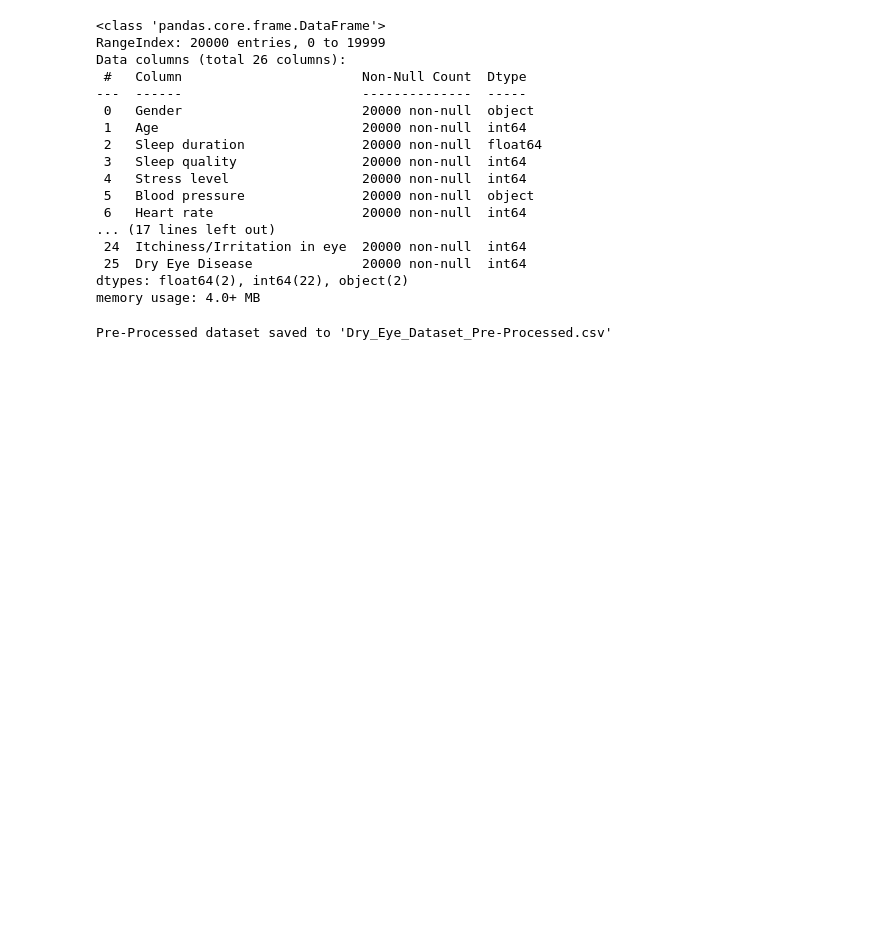
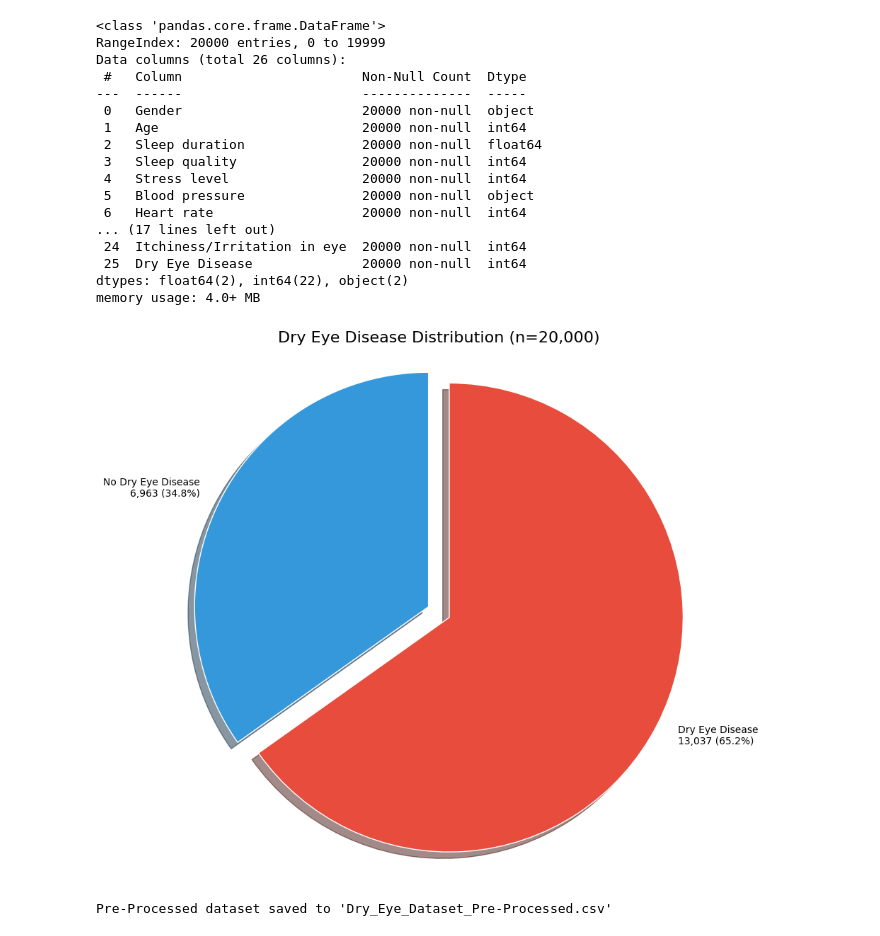
Before and after one commit to adialyssa/Dry-Eye-Disease-Pre-Processing, a Jupyter notebook: dry_eye_dataset(Pre-Processing).ipynb, the cells around one changed output. Drawn from its saved outputs; the diff is of its cells as text; code cells hidden in the pictures; blank space fills up the shorter version.

```diff
--- a/dry_eye_dataset(Pre-Processing).ipynb
+++ b/dry_eye_dataset(Pre-Processing).ipynb
@@ -506,6 +181,32 @@ Data columns (total 26 columns):
  25  Dry Eye Disease              20000 non-null  int64
 dtypes: float64(2), int64(22), object(2)
 memory usage: 4.0+ MB
+# %%
+# Count dry eye occurrences
+dry_eye_counts = df_PP['Dry Eye Disease'].value_counts()
+no_dry_eye = dry_eye_counts.get(0, 0)
+has_dry_eye = dry_eye_counts.get(1, 0)
+total = no_dry_eye + has_dry_eye
+
+# Create labels with counts and percentages
+labels = [f'No Dry Eye Disease\n{no_dry_eye:,} ({no_dry_eye/total*100:.1f}%)',
+          f'Dry Eye Disease\n{has_dry_eye:,} ({has_dry_eye/total*100:.1f}%)']
+
+# Create pie chart
+plt.figure(figsize=(10, 8))
+colors = ['#3498db', '#e74c3c']
+explode = (0, 0.1)  # explode the 2nd slice (Dry Eye)
+
+plt.pie([no_dry_eye, has_dry_eye], explode=explode, labels=labels,
+        colors=colors, shadow=True, startangle=90,
+        wedgeprops={'edgecolor': 'white', 'linewidth': 1})
+
+plt.axis('equal')  # Equal aspect ratio ensures that pie is drawn as a circle
+plt.title(f'Dry Eye Disease Distribution (n={total:,})', fontsize=16)
+plt.tight_layout()
+plt.show()
+# %% [output]
+[figure, added]
 # %%
 # Create a copy of UPDATED
 # PP = Pre-Processed
```
Also changed, not shown: parts of 27 cells of this notebook, 2 other files.
